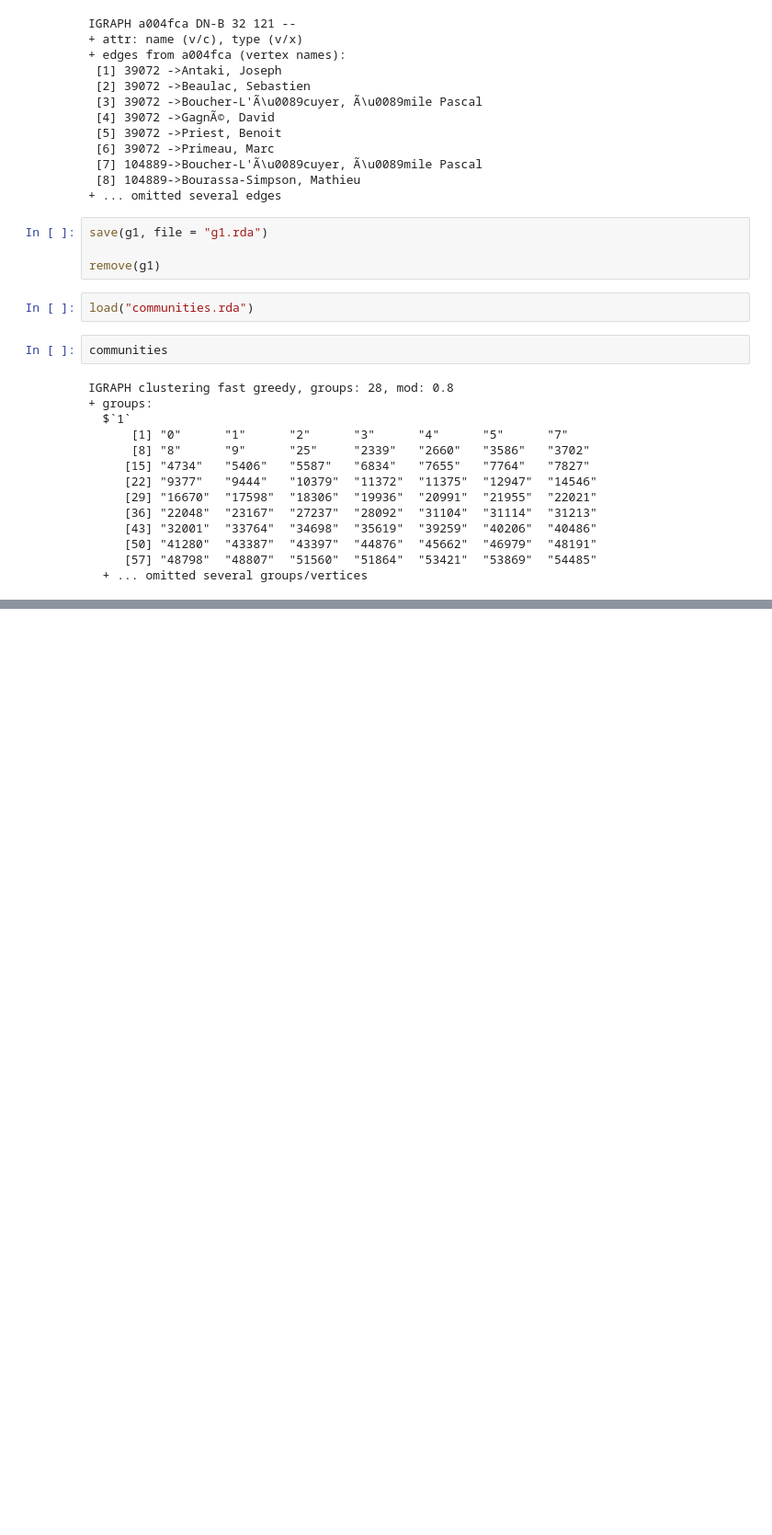
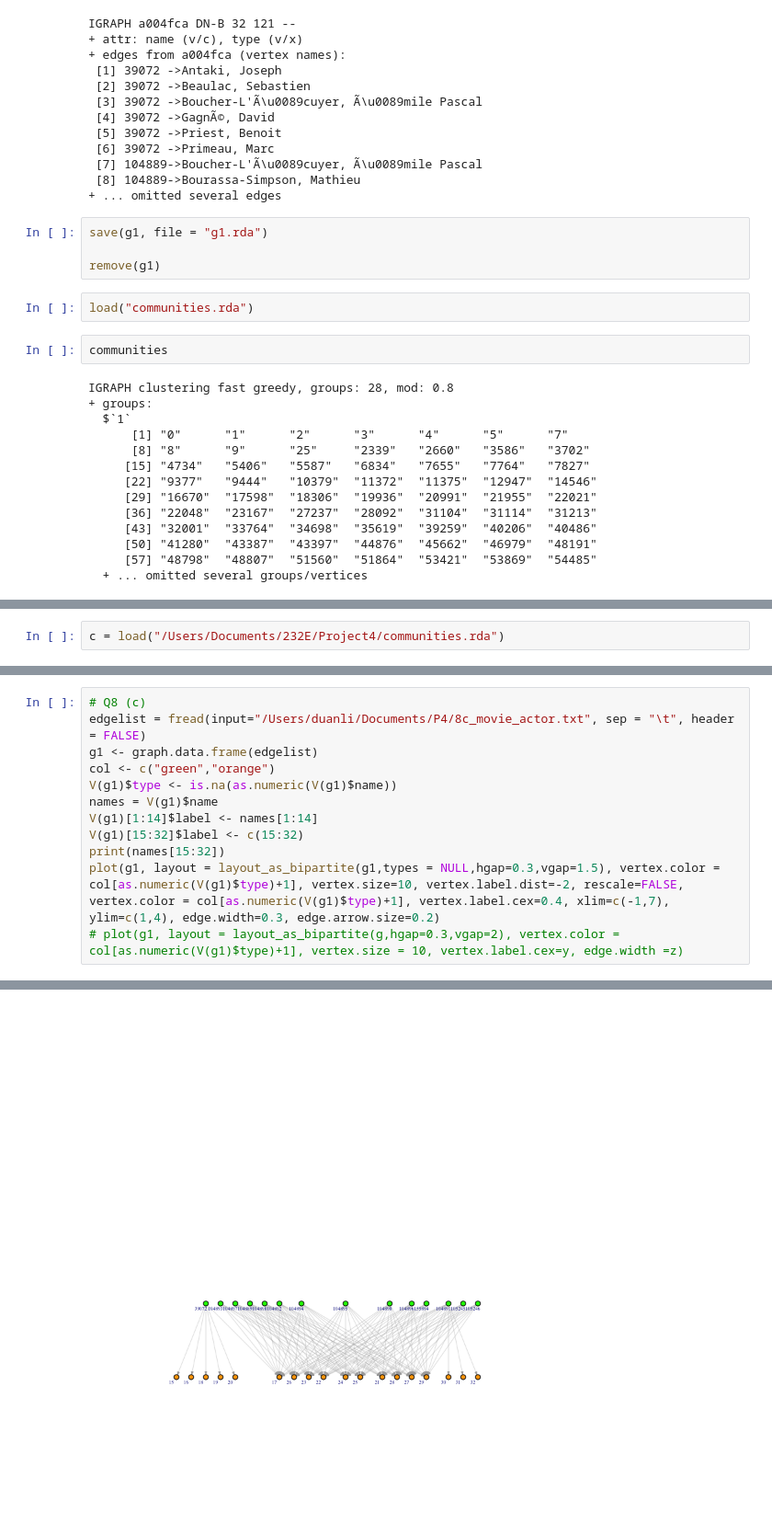
Before and after one commit to twjeric/UCLA-EE232-Large-Scale-Social-and-Complex-Networks, a Jupyter notebook: Project4/test.ipynb, the cells around one changed output, grey strips where cells are left out. Shown at 92% size. Cells and saved outputs as stored; diff of their text form; blank space fills up the shorter version.

```diff
--- a/Project4/test.ipynb
+++ b/Project4/test.ipynb
@@ -914,0 +921,2 @@ IGRAPH clustering fast greedy, groups: 28, mod: 0.8
+# %%
+c = load("/Users/Documents/232E/Project4/communities.rda")
@@ -914,0 +937,13 @@ IGRAPH clustering fast greedy, groups: 28, mod: 0.8
+# %%
+# Q8 (c)
+edgelist = fread(input="/Users/duanli/Documents/P4/8c_movie_actor.txt", sep = "\t", header = FALSE)
+g1 <- graph.data.frame(edgelist)
+col <- c("green","orange")
+V(g1)$type <- is.na(as.numeric(V(g1)$name))
+names = V(g1)$name
+V(g1)[1:14]$label <- names[1:14]
+V(g1)[15:32]$label <- c(15:32)
+print(names[15:32])
+plot(g1, layout = layout_as_bipartite(g1,types = NULL,hgap=0.3,vgap=1.5), vertex.color = col[as.numeric(V(g1)$type)+1], vertex.size=10, vertex.label.dist=-2, rescale=FALSE, vertex.color = col[as.numeric(V(g1)$type)+1], vertex.label.cex=0.4, xlim=c(-1,7), ylim=c(1,4), edge.width=0.3, edge.arrow.size=0.2)
+# plot(g1, layout = layout_as_bipartite(g,hgap=0.3,vgap=2), vertex.color = col[as.numeric(V(g1)$type)+1], vertex.size = 10, vertex.label.cex=y, edge.width =z)
+# %% [output]
@@ -914,0 +970 @@ IGRAPH clustering fast greedy, groups: 28, mod: 0.8
+[figure, added]
```
Also changed, not shown: parts of 7 cells of this notebook, 1 other file.
